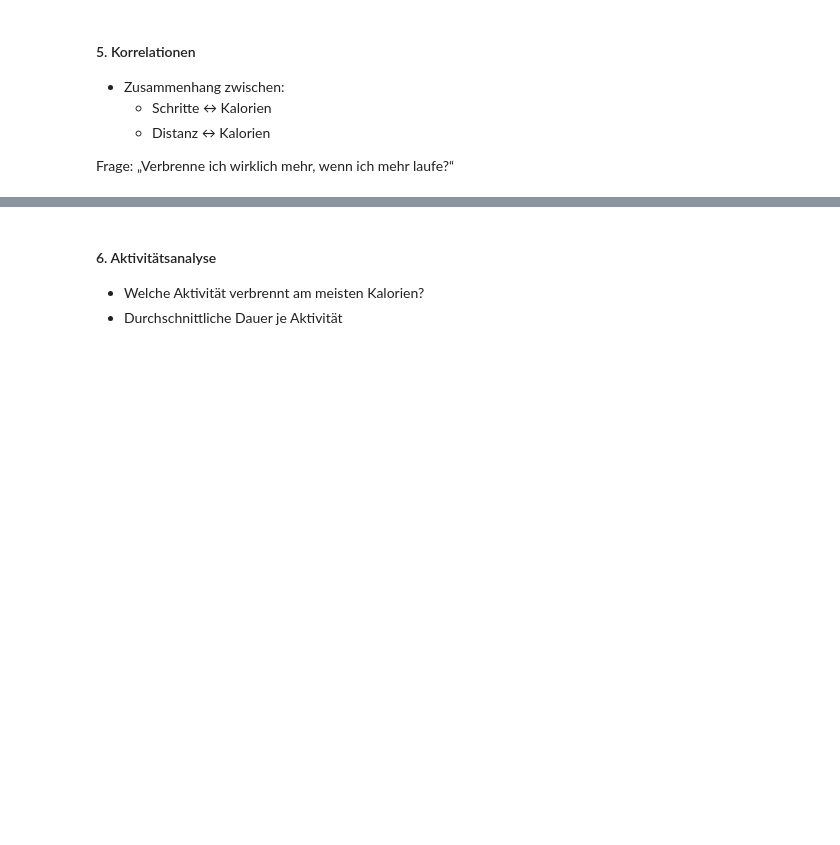
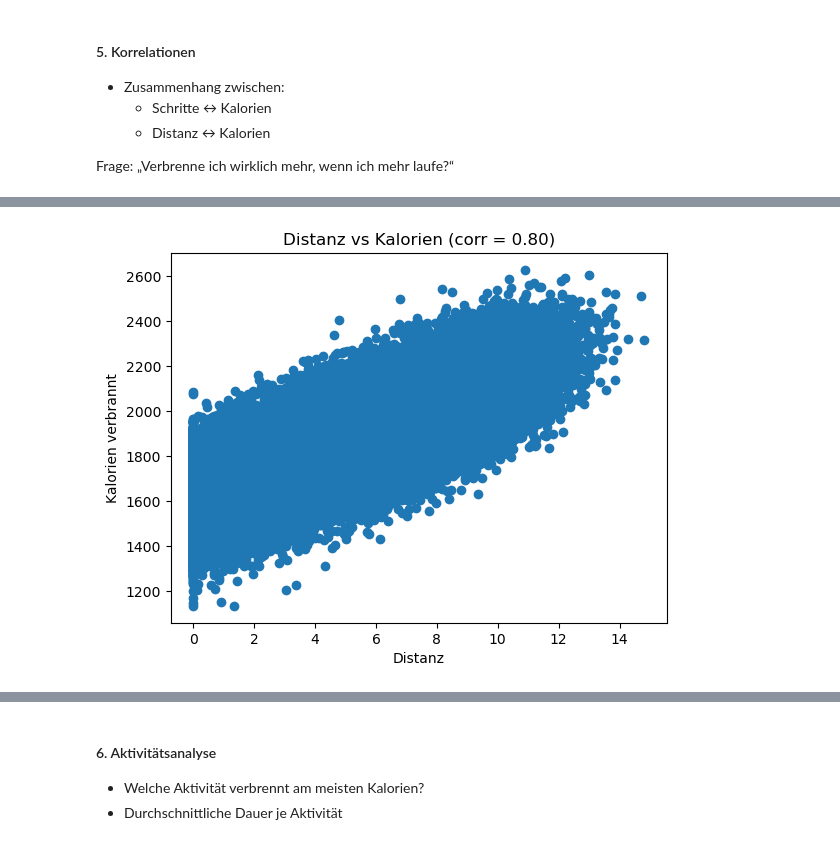
Before and after one commit to EllieZartmann/DataAnalytics, a Jupyter notebook: 04_tableau/training.ipynb, the cells around one changed output, grey strips where cells are left out. Drawn from its saved outputs; the diff is of its cells as text; code cells hidden in the pictures; blank space fills up the shorter version.

```diff
--- a/04_tableau/training.ipynb
+++ b/04_tableau/training.ipynb
@@ -381,0 +419,10 @@ Frage: „Verbrenne ich wirklich mehr, wenn ich mehr laufe?“
+# %%
+plt.scatter(df["distance_km"], df["calories_burned"])
+
+plt.xlabel("Distanz")
+plt.ylabel("Kalorien verbrannt")
+plt.title(f"Distanz vs Kalorien (corr = {corr_2:.2f})")
+
+plt.show()
+# %% [output]
+[figure, added]
```
Also changed, not shown: parts of 32 cells of this notebook.
